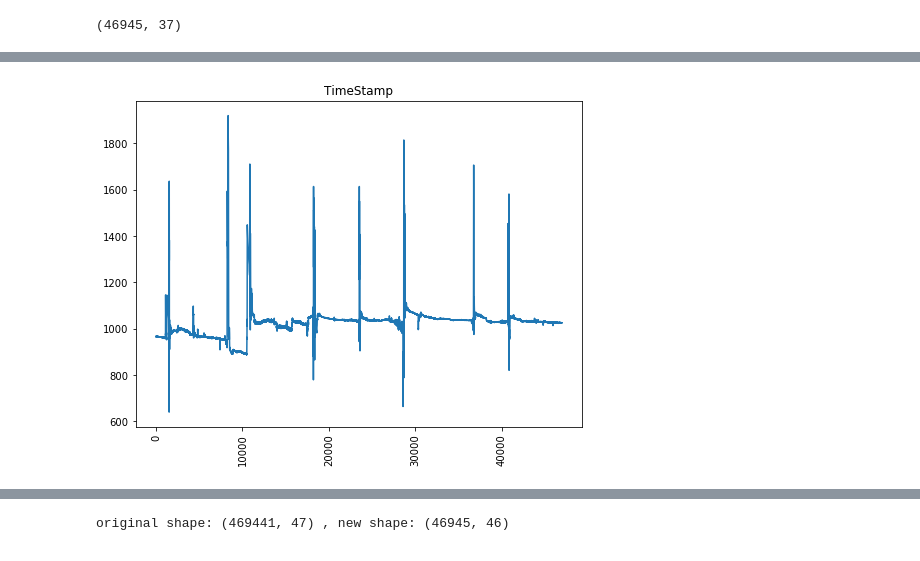
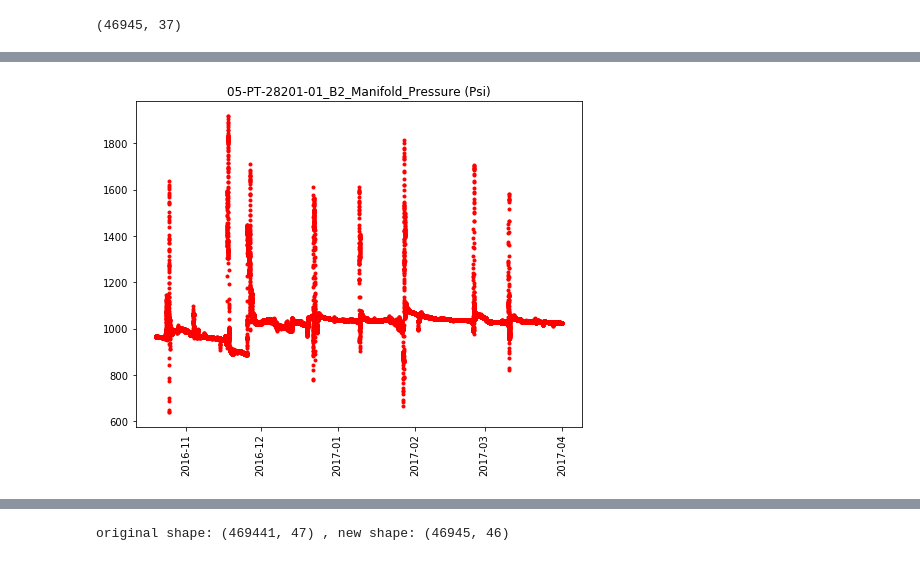
Before and after one commit to HoustonJ2013/unu_bhp_2018, a Jupyter notebook: mt/load_data_2.ipynb, the cells around one changed output, grey strips where cells are left out. Drawn from its saved outputs; the diff is of its cells as text; code cells hidden in the pictures.

```diff
--- a/mt/load_data_2.ipynb
+++ b/mt/load_data_2.ipynb
@@ -25,6 +25,7 @@ OUTPUT_DATA_DIR = "D:/2017_working/unearthed/digital_tribes_Houston/output/"
 INPUT_DATA_DIR = "D:/2017_working/unearthed/digital_tribes_Houston/"
 input_file1 = "Hackathon_DataSet_OctApr_Part1.txt"
 input_file2 = "Hackathon_DataSet_OctApr_Part2.txt"
+TIMESTAMP = "TimeStamp"
 # %%
 df1 = pd.read_table(INPUT_DATA_DIR+input_file1, sep='\t', header=0)
 df2 = pd.read_table(INPUT_DATA_DIR+input_file2, sep='\t', header=0)
@@ -268,6 +255,11 @@ df1_5min[colnames1[0]] = np.array(list(temp1))
 df1_5min.shape
 # %% [output]
 (46945, 37)
+# %%
+#move TimeStamp to column 0
+newColList = [TIMESTAMP]+ list(df1_5min)[:-1]
+newColList
+df1_5min = df1_5min[newColList]
 # %%
 df1_5min.head(3)
 # %% [output]
@@ -278,9 +270,11 @@ df1_5min.head(3)
 3 rows × 37 columns
 # %%
-plt.plot(df1_5min.index.values, df1_5min[colnames1[1]])
+#plt.plot(df1_5min.index.values, df1_5min[colnames1[1]])
+
+plt.plot_date(df1_5min['TimeStamp'], df1_5min[colnames1[1]], marker=".", c='r')
 plt.xticks(rotation=90)
-plt.title(colnames1[0])
+plt.title(colnames1[1])
 plt.show()
 # %% [output]
-[figure, old version]
+[figure, new version]
 # %%
```
Also changed, not shown: parts of 28 cells of this notebook, 1 other file.
